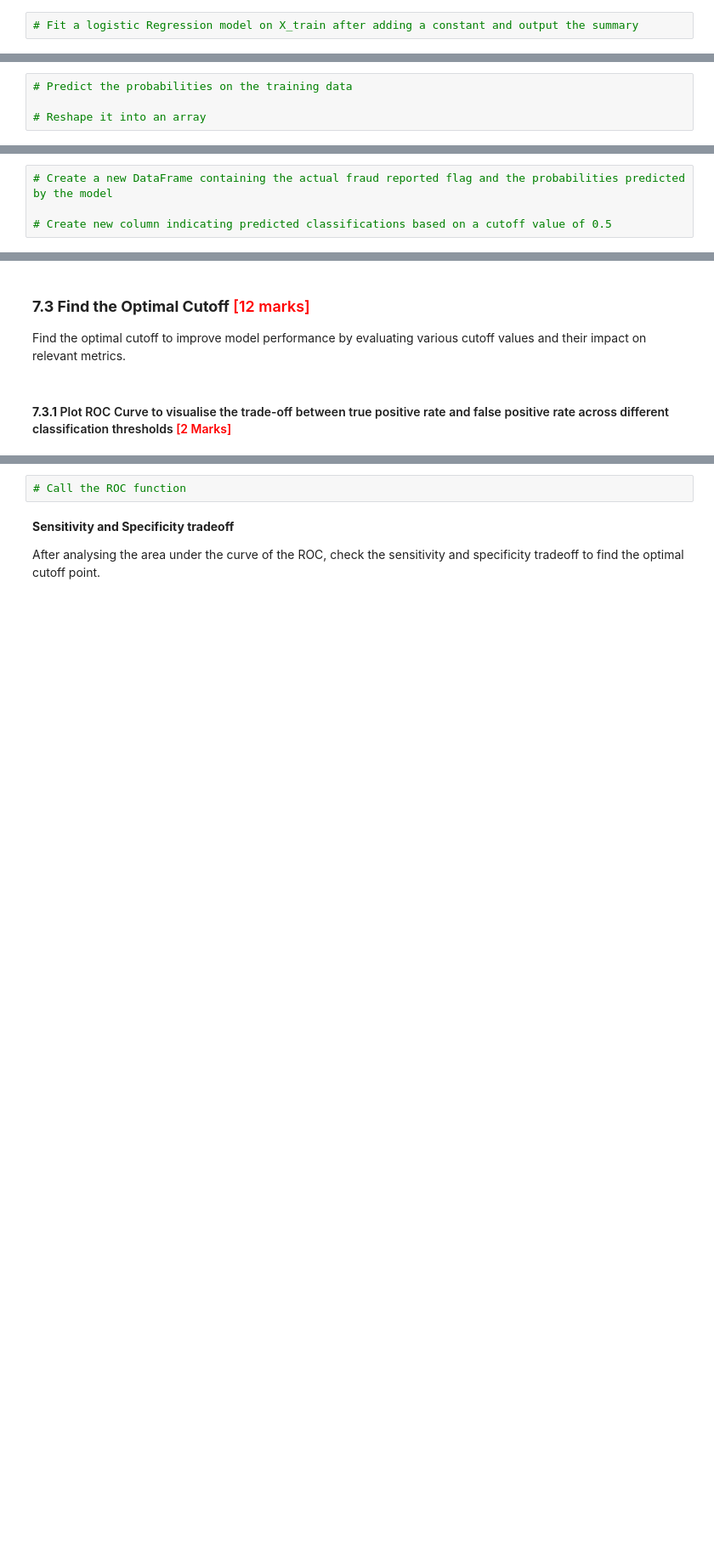
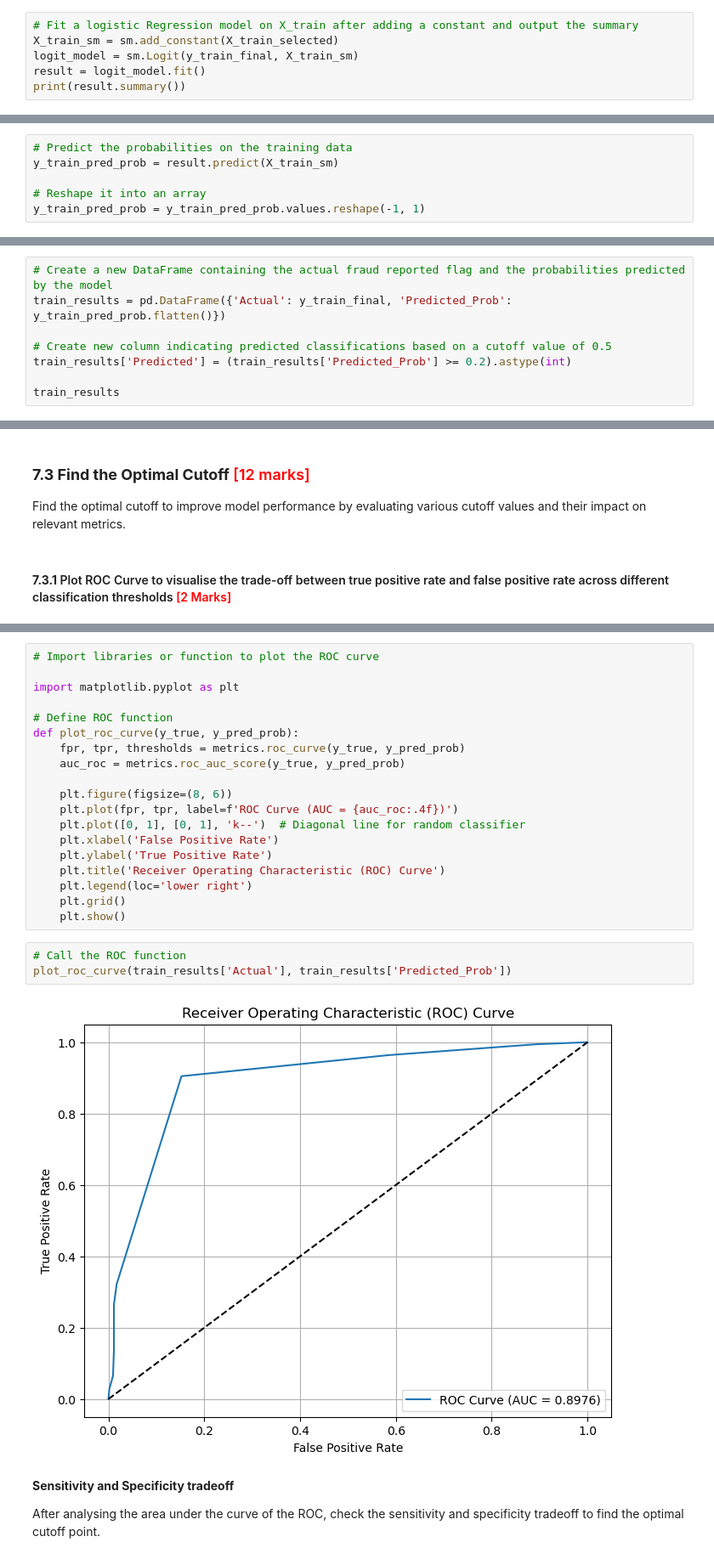
Before and after one commit to VFulara/Fraudulent-Claim-Detection, a Jupyter notebook: Fraudulent_Claim_Detection_Starter.ipynb, the cells around one changed output, grey strips where cells are left out. Shown at 85% size. Saved outputs shown, nothing was run; the diff lists cells and outputs as text; blank space fills up the shorter version.

```diff
--- a/Fraudulent_Claim_Detection_Starter.ipynb
+++ b/Fraudulent_Claim_Detection_Starter.ipynb
@@ -1232,3 +1311,7 @@ After selecting the optimal features using RFECV, utilise these features to buil
 #### **7.2.2** Fit logistic regression model <font color="red">[2 Marks]</font>
 # %%
 # Fit a logistic Regression model on X_train after adding a constant and output the summary
+X_train_sm = sm.add_constant(X_train_selected)
+logit_model = sm.Logit(y_train_final, X_train_sm)
+result = logit_model.fit()
+print(result.summary())
@@ -1253,11 +1366,17 @@ Proceed to the next step if p-values and VIFs are within acceptable ranges. If y
 #### **7.2.4** Make predictions on training data <font color = "red">[1 Mark]</font>
 # %%
 # Predict the probabilities on the training data
+y_train_pred_prob = result.predict(X_train_sm)
 
 # Reshape it into an array
+y_train_pred_prob = y_train_pred_prob.values.reshape(-1, 1)
 # %% [markdown]
 #### **7.2.5** Create a DataFrame that includes actual fraud reported flags, predicted probabilities, and a column indicating predicted classifications based on a cutoff value of 0.5 <font color="red">[1 Mark]</font>
 # %%
 # Create a new DataFrame containing the actual fraud reported flag and the probabilities predicted by the model
+train_results = pd.DataFrame({'Actual': y_train_final, 'Predicted_Prob': y_train_pred_prob.flatten()})
 
 # Create new column indicating predicted classifications based on a cutoff value of 0.5
+train_results['Predicted'] = (train_results['Predicted_Prob'] >= 0.2).astype(int)
+
+train_results
@@ -1309,5 +1480,27 @@ Find the optimal cutoff to improve model performance by evaluating various cutof
+# %%
+# Import libraries or function to plot the ROC curve
+
+import matplotlib.pyplot as plt
+
+# Define ROC function
+def plot_roc_curve(y_true, y_pred_prob):
+    fpr, tpr, thresholds = metrics.roc_curve(y_true, y_pred_prob)
+    auc_roc = metrics.roc_auc_score(y_true, y_pred_prob)
+
+    plt.figure(figsize=(8, 6))
+    plt.plot(fpr, tpr, label=f'ROC Curve (AUC = {auc_roc:.4f})')
+    plt.plot([0, 1], [0, 1], 'k--')  # Diagonal line for random classifier
+    plt.xlabel('False Positive Rate')
+    plt.ylabel('True Positive Rate')
+    plt.title('Receiver Operating Characteristic (ROC) Curve')
+    plt.legend(loc='lower right')
+    plt.grid()
+    plt.show()
 # %%
 # Call the ROC function
+plot_roc_curve(train_results['Actual'], train_results['Predicted_Prob'])
+# %% [output]
+[figure, added]
 # %% [markdown]
 **Sensitivity and Specificity tradeoff**
 
```
Also changed, not shown: parts of 30 cells of this notebook.
